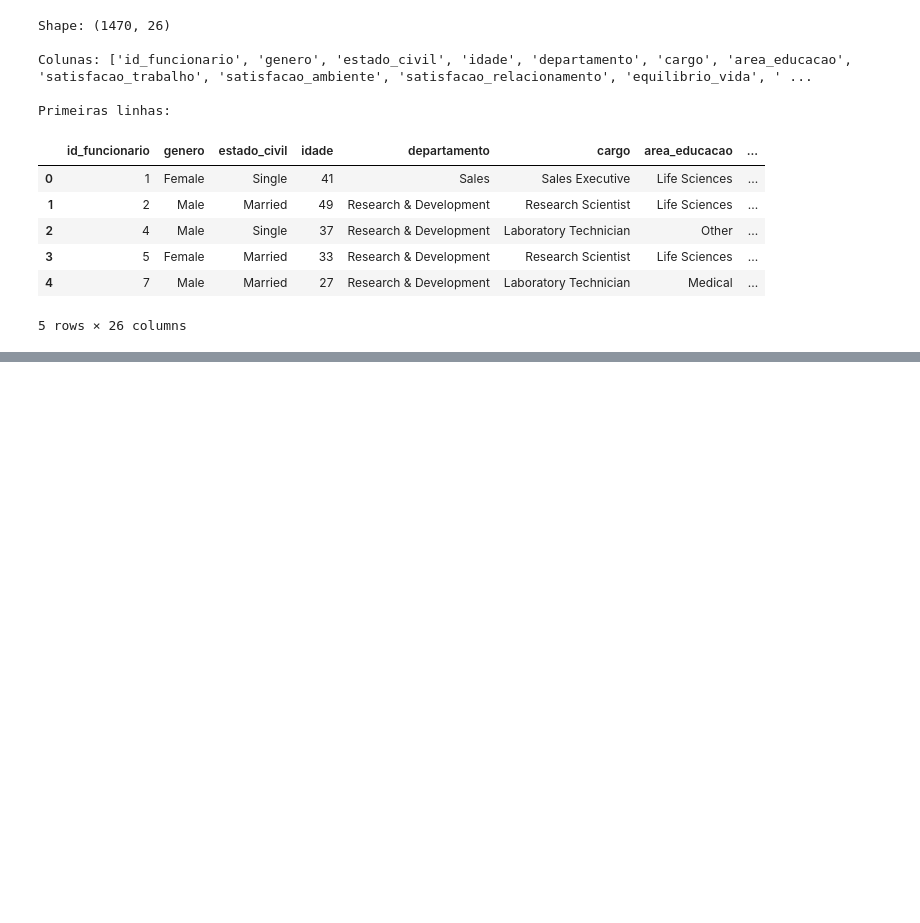
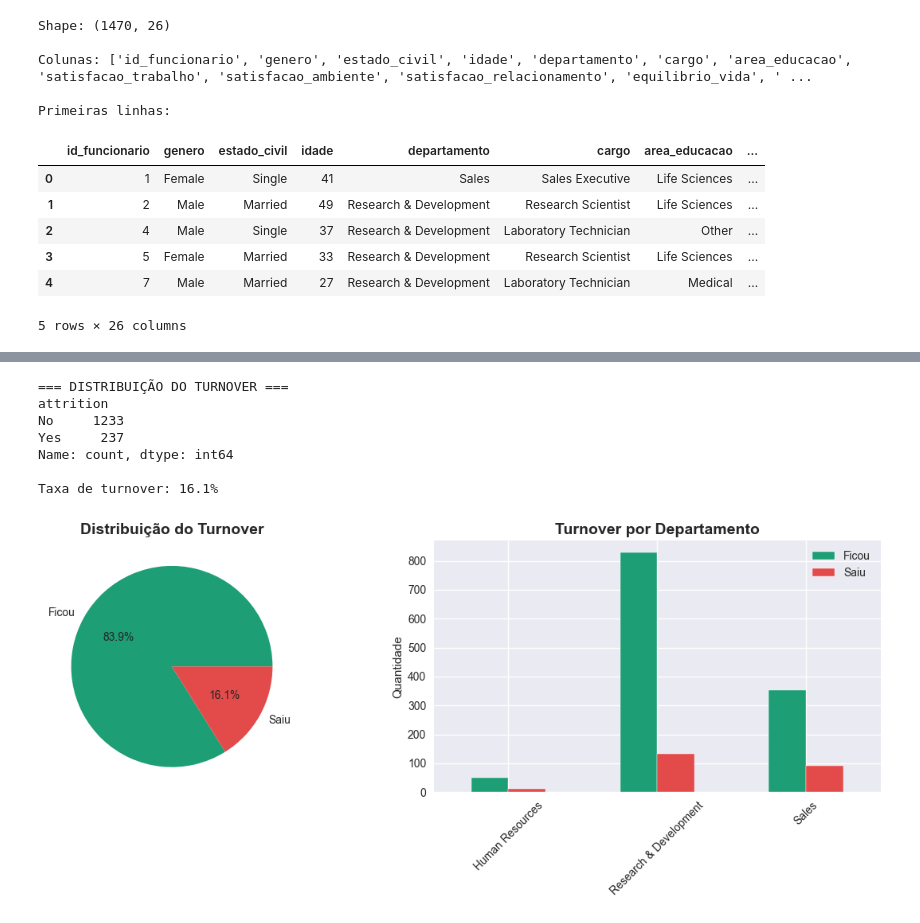
Before and after one commit to joaopedro4250/projeto_rh_people, a Jupyter notebook: python/people_analytics.ipynb, the cells around one changed output, grey strips where cells are left out. Cells and saved outputs as stored; diff of their text form; code cells hidden in the pictures; blank space fills up the shorter version.

```diff
--- a/python/people_analytics.ipynb
+++ b/python/people_analytics.ipynb
@@ -43,0 +85,45 @@ Primeiras linhas:
+# %%
+# Análise do Attrition
+print("=== DISTRIBUIÇÃO DO TURNOVER ===")
+print(df['attrition'].value_counts())
+print(f"\nTaxa de turnover: {df['attrition'].value_counts(normalize=True)['Yes']*100:.1f}%")
+
+# Gráfico
+fig, axes = plt.subplots(1, 2, figsize=(12, 5))
+
+# Pizza
+df['attrition'].value_counts().plot(
+    kind='pie',
+    ax=axes[0],
+    autopct='%1.1f%%',
+    colors=['#1D9E75', '#E24B4A'],
+    labels=['Ficou', 'Saiu']
+)
+axes[0].set_title('Distribuição do Turnover', fontsize=14, fontweight='bold')
+axes[0].set_ylabel('')
+
+# Barras por departamento
+turnover_depto = df.groupby(['departamento', 'attrition']).size().unstack()
+turnover_depto.plot(
+    kind='bar',
+    ax=axes[1],
+    color=['#1D9E75', '#E24B4A'],
+    edgecolor='white'
+)
+axes[1].set_title('Turnover por Departamento', fontsize=14, fontweight='bold')
+axes[1].set_xlabel('')
+axes[1].set_ylabel('Quantidade')
+axes[1].tick_params(axis='x', rotation=45)
+axes[1].legend(['Ficou', 'Saiu'])
+
+plt.tight_layout()
+plt.show()
+# %% [output]
+=== DISTRIBUIÇÃO DO TURNOVER ===
+attrition
+No     1233
+Yes     237
+Name: count, dtype: int64
+
+Taxa de turnover: 16.1%
+[figure, added]
```
Also changed, not shown: parts of 11 cells of this notebook.
